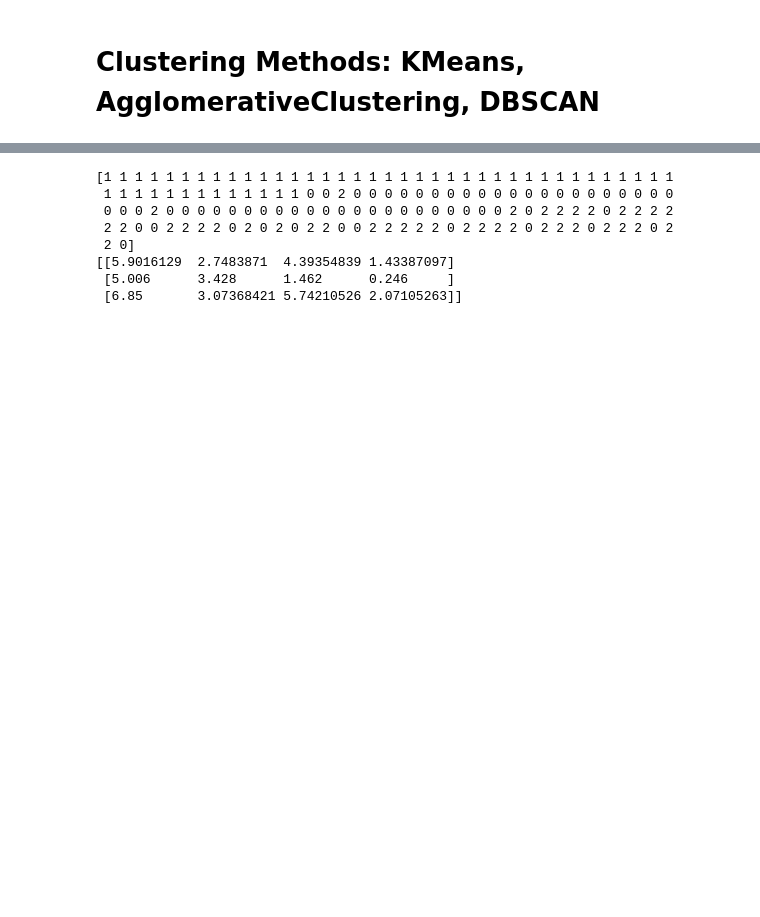
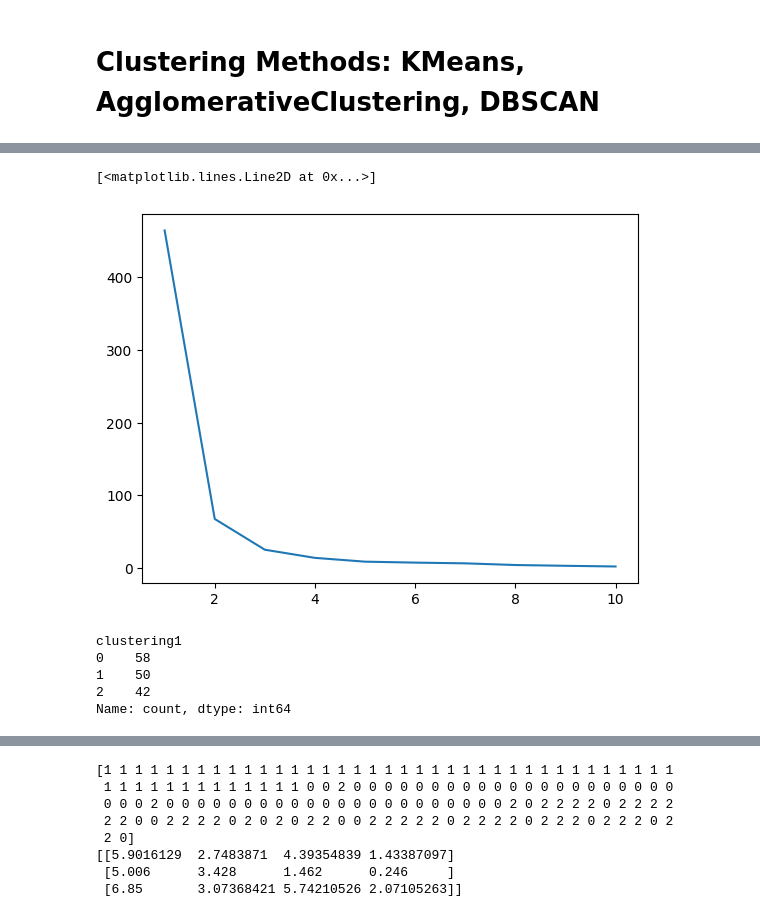
Before and after one commit to marzieh-saeedimasine/Python-DataCleaning-Modelling, a Jupyter notebook: Clustering-knn.ipynb, the cells around one changed output, grey strips where cells are left out. Saved outputs shown, nothing was run; the diff lists cells and outputs as text; code cells hidden in the pictures; blank space fills up the shorter version.

```diff
--- a/Clustering-knn.ipynb
+++ b/Clustering-knn.ipynb
@@ -10,0 +41,21 @@ from scipy.cluster.hierarchy import dendrogram, linkage
+# %%
+intertia_score=[]
+for i in np.arange(1,11):
+    clustering1=KMeans(n_clusters=i, n_init='auto')
+    clustering1.fit_transform(df[["Petal_length"]])
+    intertia_score.append(clustering1.inertia_)
+plt.plot(np.arange(1,11),intertia_score)
+# %% [output]
+[<matplotlib.lines.Line2D at 0x...>]
+[figure, added]
+# %%
+clustering1=KMeans(n_clusters=3, n_init='auto')
+clustering1.fit_transform(df[["Petal_length"]])
+df["clustering1"]=clustering1.labels_
+df["clustering1"].value_counts()
+# %% [output]
+clustering1
+0    58
+1    50
+2    42
+Name: count, dtype: int64
```
Also changed, not shown: parts of 10 cells of this notebook.
